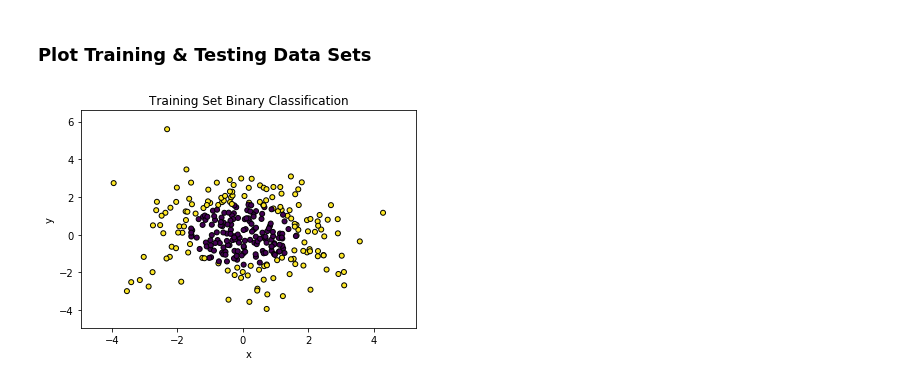
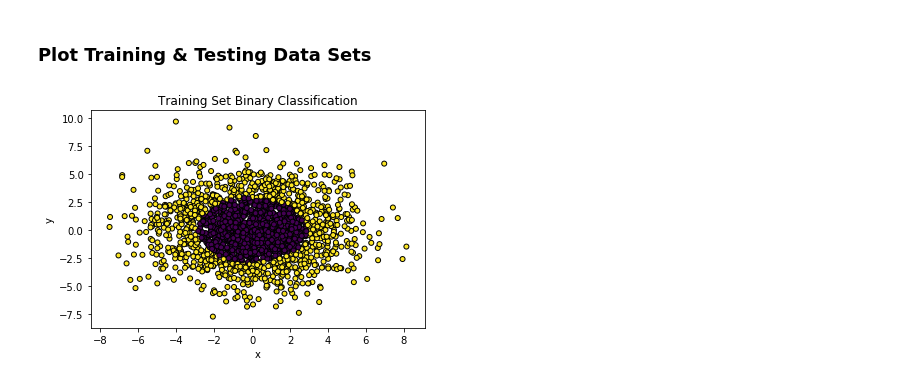
Before and after one commit to blancamiller/ML_notebook, a Jupyter notebook: HW8_AdaBoost/miller_blanca_hw8_v2.ipynb, the cells around one changed output. Drawn from its saved outputs; the diff is of its cells as text; code cells hidden in the pictures.

```diff
--- a/HW8_AdaBoost/miller_blanca_hw8_v2.ipynb
+++ b/HW8_AdaBoost/miller_blanca_hw8_v2.ipynb
@@ -45,10 +46,8 @@ from sklearn.datasets import make_gaussian_quantiles
 # %% [markdown]
 ### Construct Datasets: Positive & Negative Classes
 # %%
-X_train, y_train = make_gaussian_quantiles(cov=2., n_samples=300, n_features=2,
+X, y = make_gaussian_quantiles(cov=6., n_samples=2000, n_features=2,
                                n_classes=2, random_state=1)
-X_test, y_test = make_gaussian_quantiles(cov=2., n_samples=300, n_features=2,
-                               n_classes=2, random_state=2)
 # %% [markdown]
 ### Print Data Set Contents for Verification
 # %%
@@ -91,18 +75,16 @@ numpy.ndarray
 # %% [markdown]
 ### Plot Training & Testing Data Sets
 # %%
-x_min_train, x_max_train = X_train[:, 0].min() - 1, X_train[:, 0].max() + 1
-y_min_train, y_max_train = X_train[:, 1].min() - 1, X_train[:, 1].max() + 1
-x_min_test, x_max_test = X_test[:, 0].min() - 1, X_test[:, 0].max() + 1
-y_min_test, y_max_test = X_test[:, 1].min() - 1, X_test[:, 1].max() + 1
+x_min_train, x_max_train = X[:, 0].min() - 1, X[:, 0].max() + 1
+y_min_train, y_max_train = X[:, 1].min() - 1, X[:, 1].max() + 1
 # %%
 # plot training points
-plt.scatter(X_train[:, 0], X_train[:, 1], marker='o', c=y_train, s=25, edgecolor='k')
+plt.scatter(X[:, 0], X[:, 1], marker='o', c=y, s=25, edgecolor='k')
 plt.xlim(x_min_train, x_max_train)
 plt.ylim(y_min_train, y_max_train)
 plt.xlabel('x')
 plt.ylabel('y')
 plt.title('Training Set Binary Classification')
 plt.show()
 # %% [output]
-[figure, old version]
+[figure, new version]
```
Also changed, not shown: parts of 19 cells of this notebook, 6 other files.
